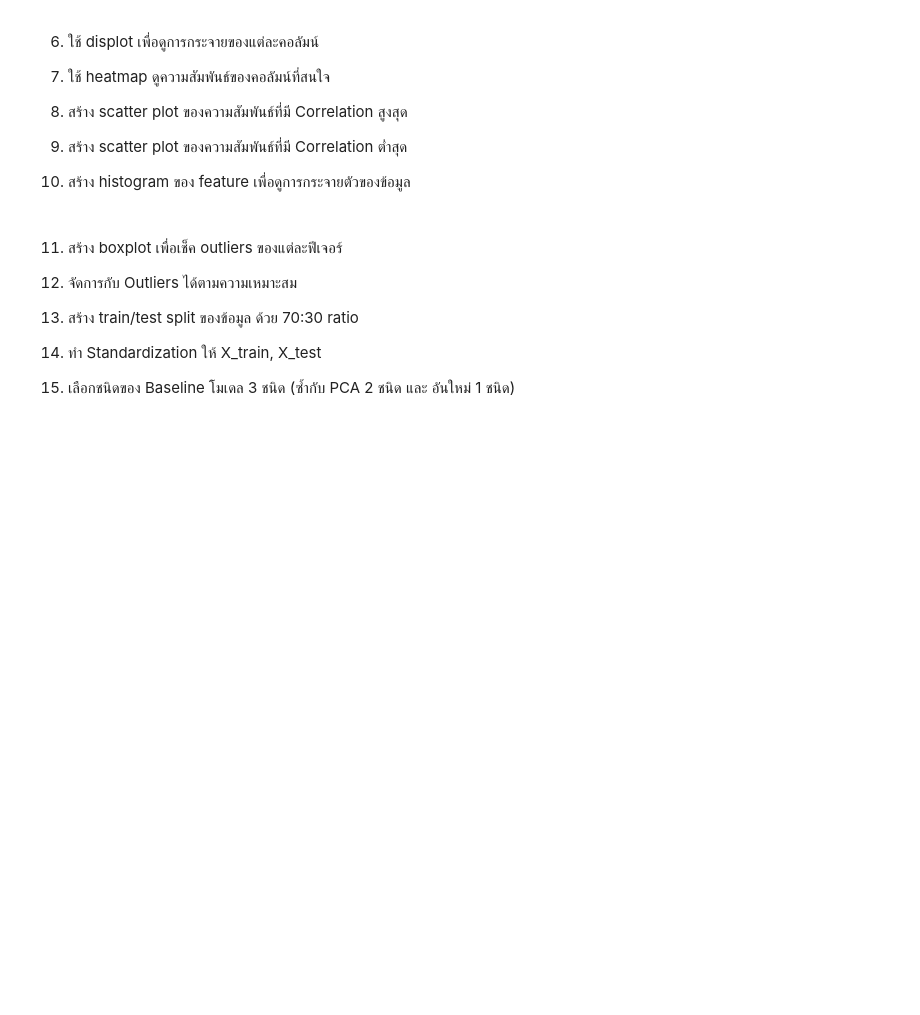
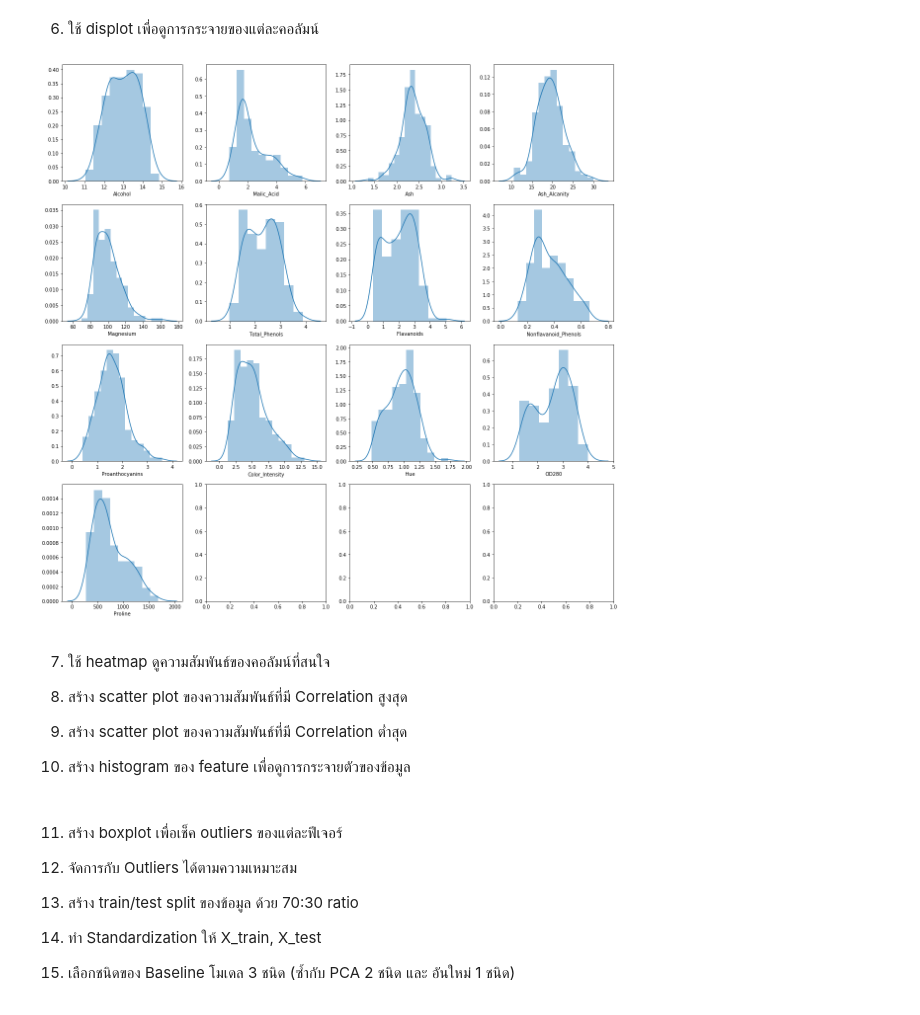
Before and after one commit to TawanTan/27-Linear-Discriminant-Analysis-LDA, a Jupyter notebook: Quiz-Linear-Discriminant-Analysis-(LDA) .ipynb, the cells around one changed output. Drawn from its saved outputs; the diff is of its cells as text; code cells hidden in the pictures; blank space fills up the shorter version.

```diff
--- a/Quiz-Linear-Discriminant-Analysis-(LDA) .ipynb
+++ b/Quiz-Linear-Discriminant-Analysis-(LDA) .ipynb
@@ -33,5 +106,13 @@ NameError: name 'df' is not defined
+# %% [markdown]
+6. ใช้ displot เพื่อดูการกระจายของแต่ละคอลัมน์
+# %%
+f, axes = plt.subplots(4, 4, figsize=(20,20))
+axes=axes.ravel()
+for i,j in enumerate(df.drop('Customer_Segment', axis=1)):
+    plot=sns.distplot(df[j], ax=axes[i])
+# %% [output]
+[figure, added]
 # %% [markdown]
-6. ใช้ displot เพื่อดูการกระจายของแต่ละคอลัมน์
 
 7. ใช้ heatmap ดูความสัมพันธ์ของคอลัมน์ที่สนใจ
 
```
Also changed, not shown: parts of 14 cells of this notebook.
